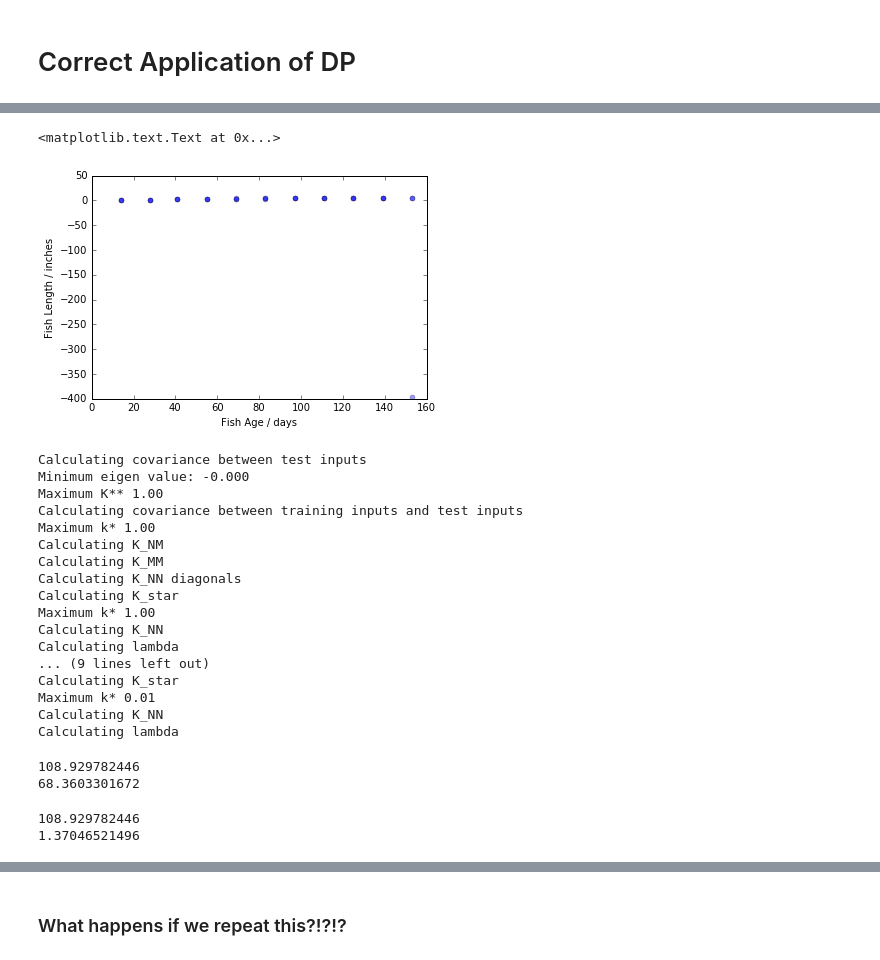
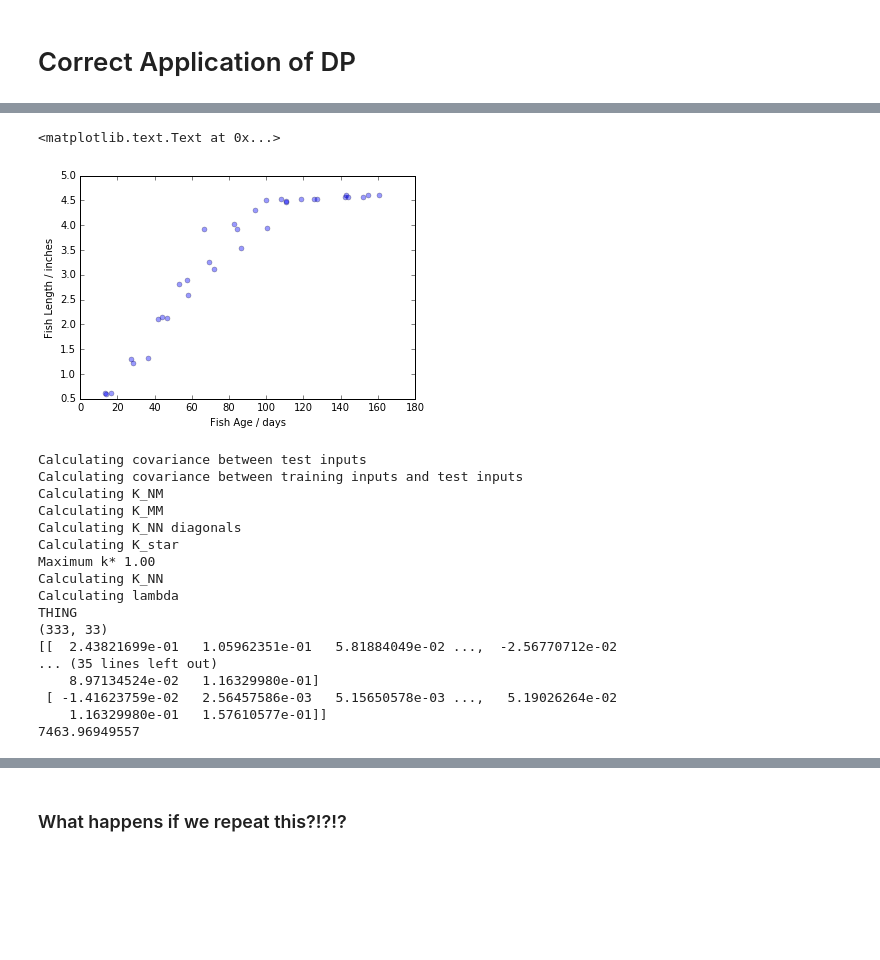
Before and after one commit to lionfish0/dp, a Jupyter notebook: Improved Bound Constraint differing across domain.ipynb, the cells around one changed output, grey strips where cells are left out. Saved outputs shown, nothing was run; the diff lists cells and outputs as text; code cells hidden in the pictures; blank space fills up the shorter version.

```diff
--- a/Improved Bound Constraint differing across domain.ipynb
+++ b/Improved Bound Constraint differing across domain.ipynb
@@ -405,10 +405,10 @@ import numpy as np
 fishdata = datasets.load_fishlength()
 
 X = fishdata[:,1] #age of fishes (days)
+
 Y = fishdata[:,3] #length of fishes (inches)
-Y[-1]-=400
-print np.std(Y)
-#X = X+np.random.randn(X.shape[0])*3.0 #adding some jitter to the dataset for demo purposes
+#Y[-1]-=400
+X = X+np.random.randn(X.shape[0])*3.0 #adding some jitter to the dataset for demo purposes
 plt.plot(X,Y,'o',alpha=0.4,markersize=5)
 plt.xlabel('Fish Age / days')
 plt.ylabel('Fish Length / inches')
@@ -417,4 +417,4 @@ plt.ylabel('Fish Length / inches')
 <matplotlib.text.Text at 0x...>
-[figure, old version]
+[figure, new version]
 # %%
 test_inputs = np.arange(0,300,1)
@@ -431,16 +431,13 @@ test_inputs = np.hstack([test_inputs,X])
 test_cov, normal_msense, pseudo_msense, normal_peroutput_msense, pseudo_peroutput_msense, normal_mu, pseudo_mu, K_normal, K_pseudo, normal_covars = dp4gp.get_noise_scale(Y,test_inputs,X,pseudo_inputs,lengthscales,sigma,calc_normal=True)
 scalings = {}
 print np.max(normal_peroutput_msense)
-normal_peroutput_msense /= 5.0 #np.max(normal_peroutput_msense)
+normal_peroutput_msense /= np.mean(normal_peroutput_msense)
 for i,o in zip(test_inputs,normal_peroutput_msense):
     scalings[i] = o
 new_test_cov, new_normal_msense, new_pseudo_msense, new_normal_peroutput_msense, new_pseudo_peroutput_msense, new_normal_mu, new_pseudo_mu, new_K_normal, new_K_pseudo, new_normal_covars = dp4gp.get_noise_scale(Y,test_inputs,X,pseudo_inputs,lengthscales,sigma,scale=scalings,calc_normal=True)
 # %% [output]
 Calculating covariance between test inputs
-Minimum eigen value: -0.000
-Maximum K** 1.00
 Calculating covariance between training inputs and test inputs
-Maximum k* 1.00
 Calculating K_NM
 Calculating K_MM
 Calculating K_NN diagonals
@@ -448,20 +445,11 @@ Calculating K_star
 Maximum k* 1.00
 Calculating K_NN
 Calculating lambda
-... (9 lines left out)
-Calculating K_star
-Maximum k* 0.01
-Calculating K_NN
-Calculating lambda
+THING
+(333, 33)
+[[  2.43821699e-01   1.05962351e-01   5.81884049e-02 ...,  -2.56770712e-02
+... (35 lines left out)
+    8.97134524e-02   1.16329980e-01]
+ [ -1.41623759e-02   2.56457586e-03   5.15650578e-03 ...,   5.19026264e-02
+    1.16329980e-01   1.57610577e-01]]
+7463.96949557
-# %%
-print normal_msense
-print np.std(Y)
-# %% [output]
-108.929782446
-68.3603301672
-# %%
-print normal_msense
-print np.std(Y)
-# %% [output]
-108.929782446
-1.37046521496
```
Also changed, not shown: parts of 27 cells of this notebook.
